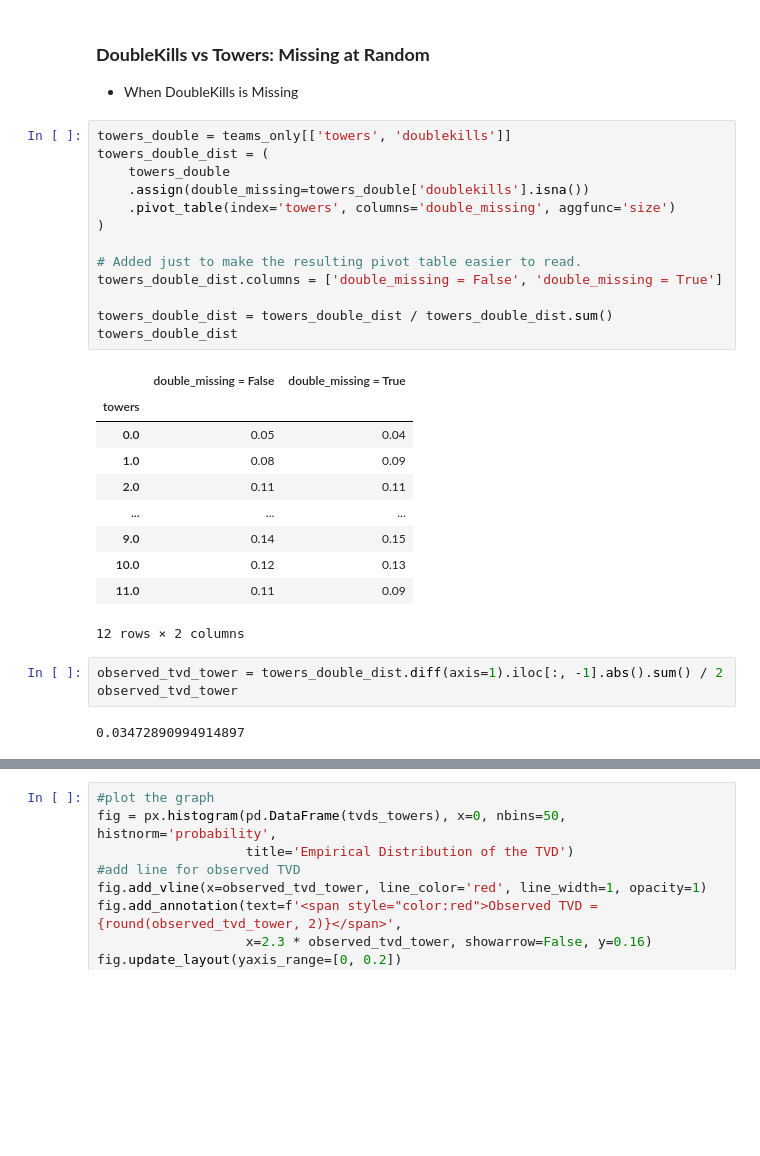
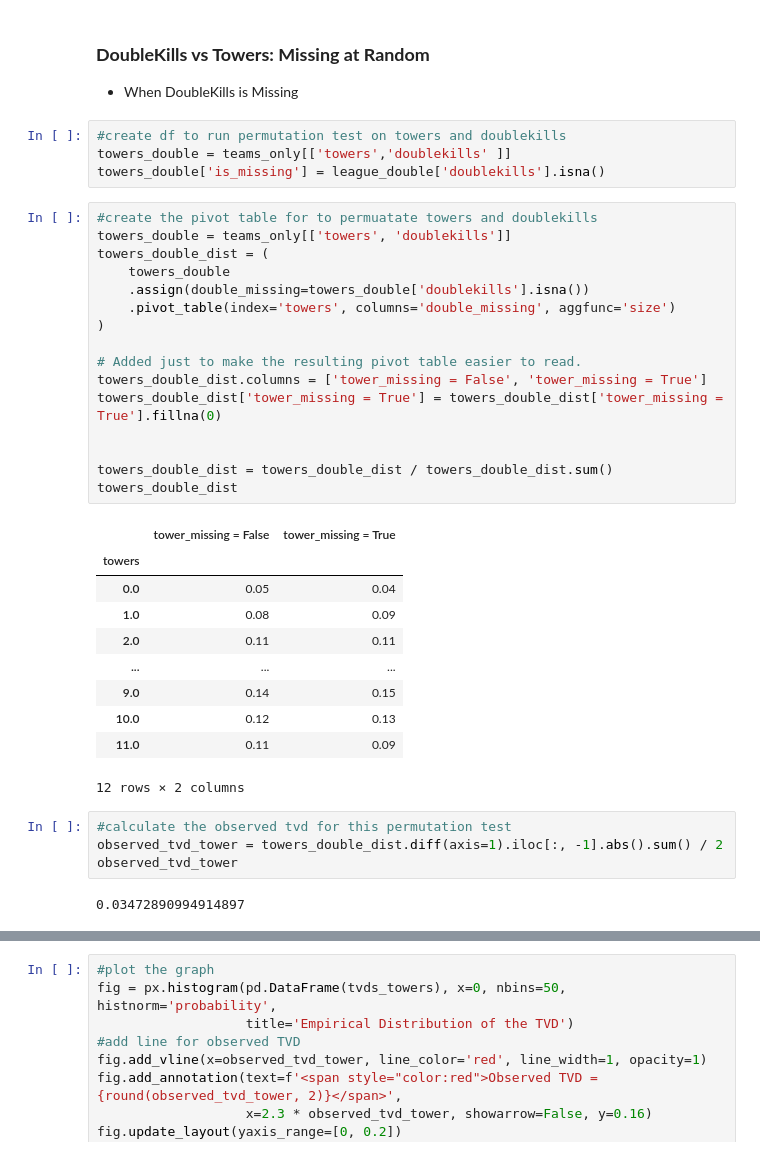
Before and after one commit to skvillamin/league-predictions, a Jupyter notebook: Final Code.ipynb, the cells around one changed output, grey strips where cells are left out. Drawn from its saved outputs; the diff is of its cells as text; blank space fills up the shorter version.

```diff
--- a/Final Code.ipynb
+++ b/Final Code.ipynb
@@ -395,21 +322,28 @@ fig.write_html('mar.html', include_plotlyjs='cdn')
 ### **DoubleKills vs Towers: Missing at Random**
 
 - When DoubleKills is Missing
+# %%
+#create df to run permutation test on towers and doublekills
+towers_double = teams_only[['towers','doublekills' ]]
+towers_double['is_missing'] = league_double['doublekills'].isna()
 # %%
+#create the pivot table for to permuatate towers and doublekills
 towers_double = teams_only[['towers', 'doublekills']]
 towers_double_dist = (
     towers_double
     .assign(double_missing=towers_double['doublekills'].isna())
     .pivot_table(index='towers', columns='double_missing', aggfunc='size')
 )
 
 # Added just to make the resulting pivot table easier to read.
-towers_double_dist.columns = ['double_missing = False', 'double_missing = True']
+towers_double_dist.columns = ['tower_missing = False', 'tower_missing = True']
+towers_double_dist['tower_missing = True'] = towers_double_dist['tower_missing = True'].fillna(0)
+
 
 towers_double_dist = towers_double_dist / towers_double_dist.sum()
 towers_double_dist
 # %% [output]
-|  | double_missing = False | double_missing = True |
+|  | tower_missing = False | tower_missing = True |
 | towers |  |  |
 | 0.0 | 0.05 | 0.04 |
 | 1.0 | 0.08 | 0.09 |
@@ -420,6 +354,7 @@ towers_double_dist
 | 11.0 | 0.11 | 0.09 |
 12 rows × 2 columns
 # %%
+#calculate the observed tvd for this permutation test
 observed_tvd_tower = towers_double_dist.diff(axis=1).iloc[:, -1].abs().sum() / 2
 observed_tvd_tower
 # %% [output]
```
Also changed, not shown: parts of 40 cells of this notebook, 6 other files.
